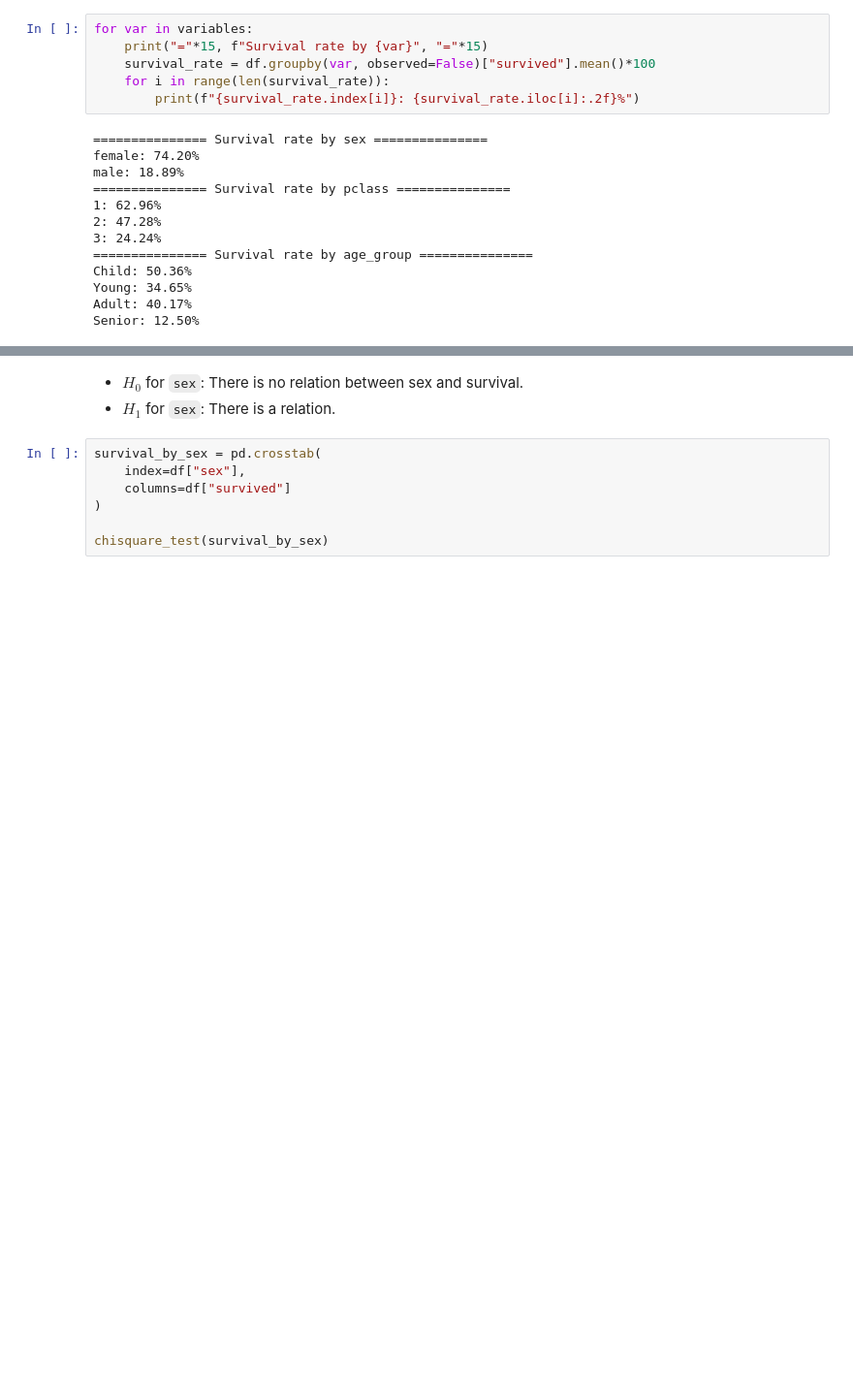
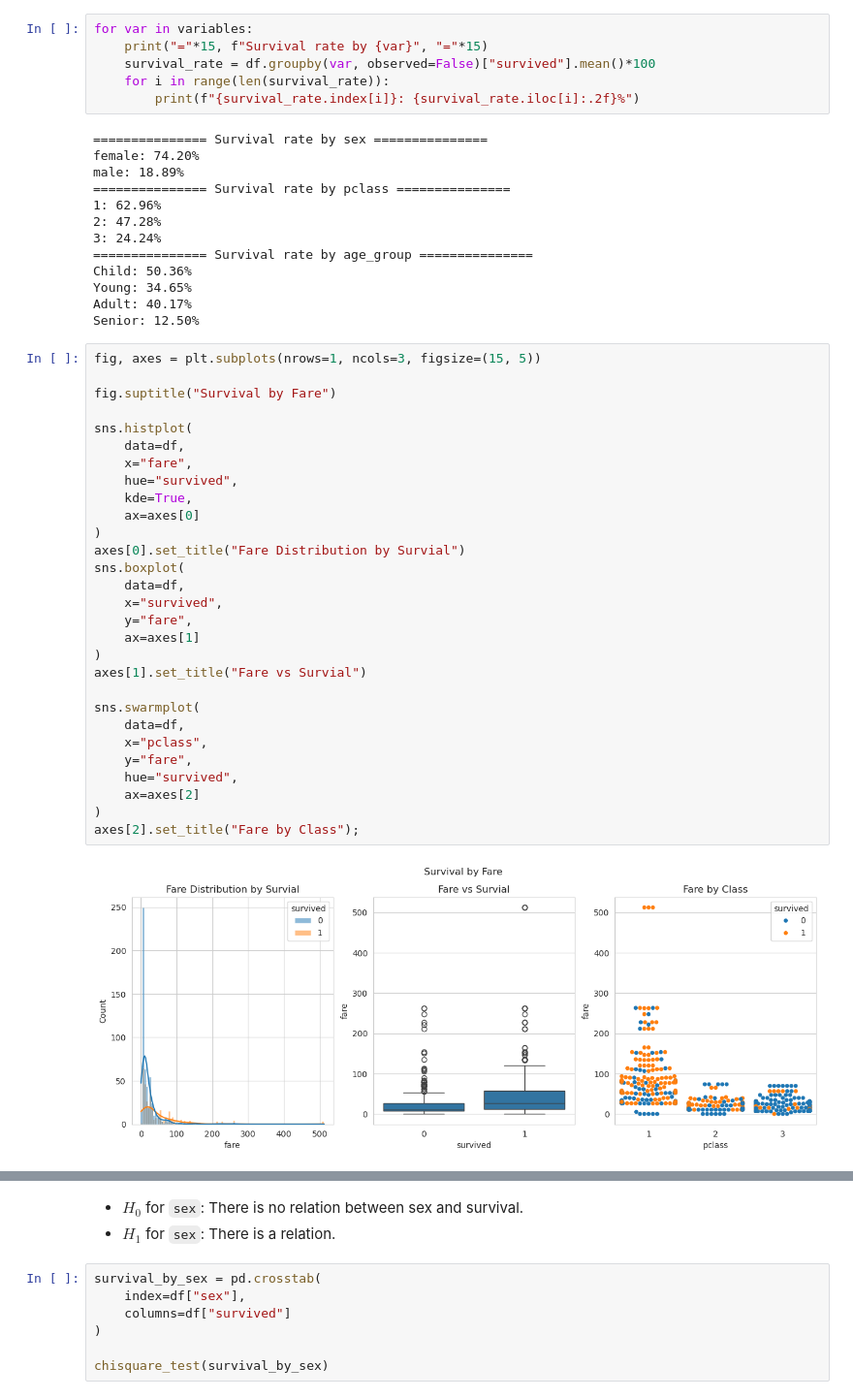
Before and after one commit to pahoalapizco/data_projects, a Jupyter notebook: notebooks/1.0-data_projects-analysis-titanic-survival.ipynb, the cells around one changed output, grey strips where cells are left out. Shown at 97% size. Cells and saved outputs as stored; diff of their text form; blank space fills up the shorter version.

```diff
--- a/notebooks/1.0-data_projects-analysis-titanic-survival.ipynb
+++ b/notebooks/1.0-data_projects-analysis-titanic-survival.ipynb
@@ -373,6 +373,37 @@ Child: 50.36%
 Young: 34.65%
 Adult: 40.17%
 Senior: 12.50%
+# %%
+fig, axes = plt.subplots(nrows=1, ncols=3, figsize=(15, 5))
+
+fig.suptitle("Survival by Fare")
+
+sns.histplot(
+	data=df,
+	x="fare",
+	hue="survived",
+	kde=True,
+	ax=axes[0]
+)
+axes[0].set_title("Fare Distribution by Survial")
+sns.boxplot(
+	data=df,
+	x="survived",
+	y="fare",
+	ax=axes[1]
+)
+axes[1].set_title("Fare vs Survial")
+
+sns.swarmplot(
+	data=df,
+	x="pclass",
+	y="fare",
+	hue="survived",
+	ax=axes[2]
+)
+axes[2].set_title("Fare by Class");
+# %% [output]
+[figure, added]
 # %% [markdown]
 **Observations** <br>
 Based on the survival rate and previous visualizations:
```
Also changed, not shown: parts of 5 cells of this notebook.
